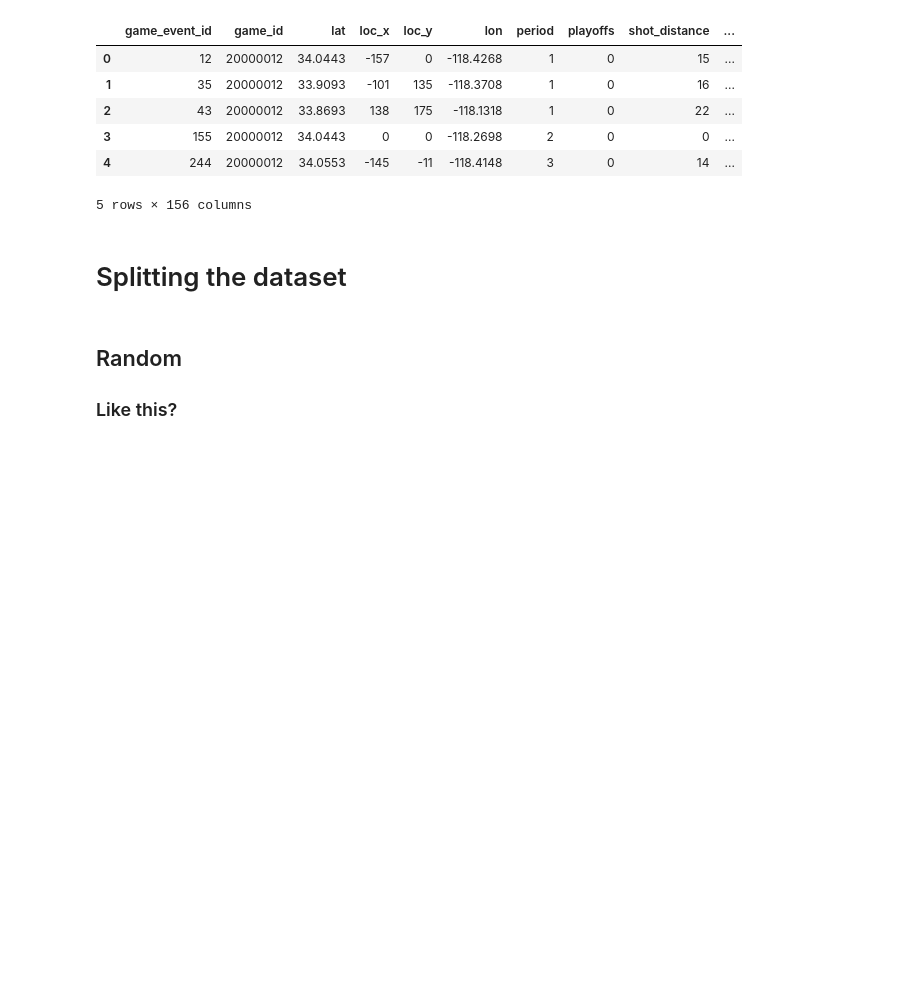
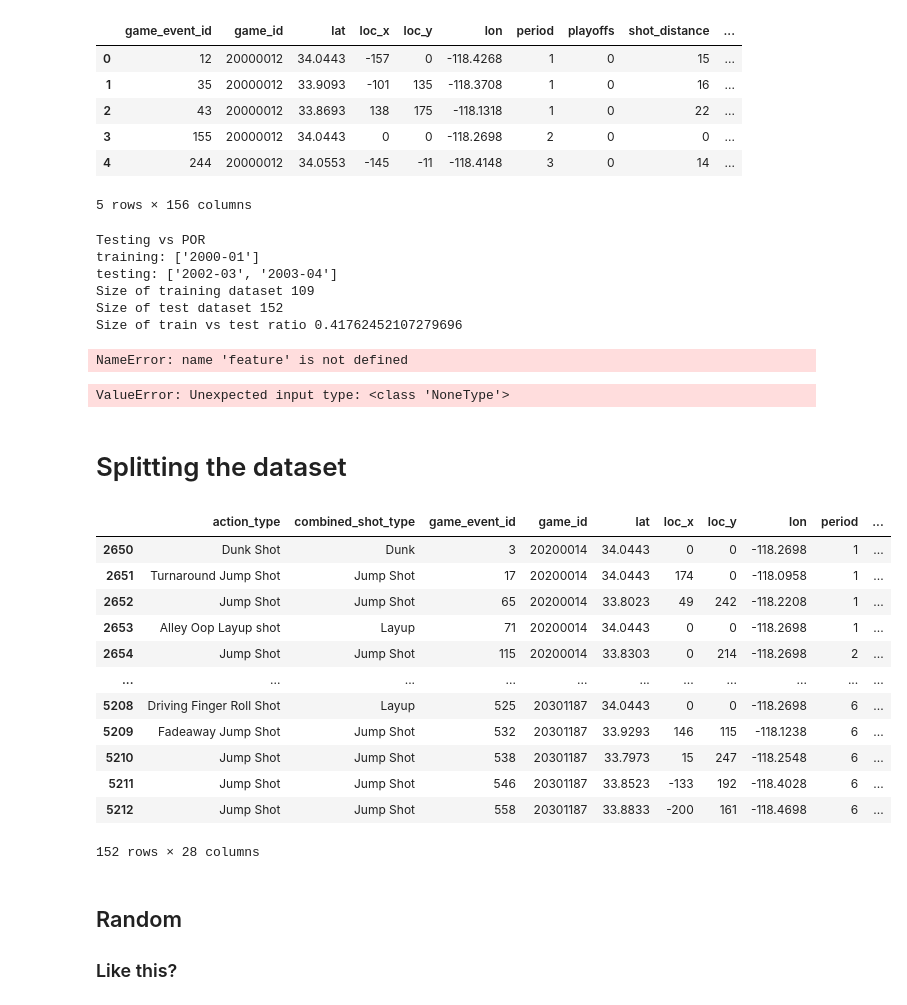
Before and after one commit to mitirmizi/koby-bryant-shot-selection, a Jupyter notebook: src/3-modeling-prep.ipynb, the cells around one changed output. Saved outputs shown, nothing was run; the diff lists cells and outputs as text; code cells hidden in the pictures; blank space fills up the shorter version.

```diff
--- a/src/3-modeling-prep.ipynb
+++ b/src/3-modeling-prep.ipynb
@@ -66,5 +79,43 @@ df.head()
+# %%
+x_train, y_train, x_test, y_test = split_team_season(df, 'POR', ['2000-01'], ['2002-03', '2003-04'] )
+# %% [output]
+Testing vs POR
+training: ['2000-01']
+testing: ['2002-03', '2003-04']
+Size of training dataset 109
+Size of test dataset 152
+Size of train vs test ratio 0.41762452107279696
+# %%
+target_encoding(x_train, y_train)
+# %% [output]
+NameError: name 'feature' is not defined
+# %%
+encoder = TargetEncoder()
+
+features_to_encode = ['shot_type', 'shot_zone_area', 'shot_zone_basic', 'shot_zone_range', 'opponent', 'action_type', 'matchup']
+for feature in features_to_encode:
+    x_test[f'encoded {feature}'] = encoder.fit_transform(x_test.get(feature), y_test)
+    # x_test.drop([feature], axis=1, inplace=True)
+# %% [output]
+ValueError: Unexpected input type: <class 'NoneType'>
 # %% [markdown]
 # Splitting the dataset
+# %%
+x_test
+# %% [output]
+|  | action_type | combined_shot_type | game_event_id | game_id | lat | loc_x | loc_y | lon | period | ... |
+| 2650 | Dunk Shot | Dunk | 3 | 20200014 | 34.0443 | 0 | 0 | -118.2698 | 1 | ... |
+| 2651 | Turnaround Jump Shot | Jump Shot | 17 | 20200014 | 34.0443 | 174 | 0 | -118.0958 | 1 | ... |
+| 2652 | Jump Shot | Jump Shot | 65 | 20200014 | 33.8023 | 49 | 242 | -118.2208 | 1 | ... |
+| 2653 | Alley Oop Layup shot | Layup | 71 | 20200014 | 34.0443 | 0 | 0 | -118.2698 | 1 | ... |
+| 2654 | Jump Shot | Jump Shot | 115 | 20200014 | 33.8303 | 0 | 214 | -118.2698 | 2 | ... |
+| ... | ... | ... | ... | ... | ... | ... | ... | ... | ... | ... |
+| 5208 | Driving Finger Roll Shot | Layup | 525 | 20301187 | 34.0443 | 0 | 0 | -118.2698 | 6 | ... |
+| 5209 | Fadeaway Jump Shot | Jump Shot | 532 | 20301187 | 33.9293 | 146 | 115 | -118.1238 | 6 | ... |
+| 5210 | Jump Shot | Jump Shot | 538 | 20301187 | 33.7973 | 15 | 247 | -118.2548 | 6 | ... |
+| 5211 | Jump Shot | Jump Shot | 546 | 20301187 | 33.8523 | -133 | 192 | -118.4028 | 6 | ... |
+| 5212 | Jump Shot | Jump Shot | 558 | 20301187 | 33.8833 | -200 | 161 | -118.4698 | 6 | ... |
+152 rows × 28 columns
 # %% [markdown]
 ## Random
 ### Like this?
```
Also changed, not shown: parts of 11 cells of this notebook, 1 other file.
